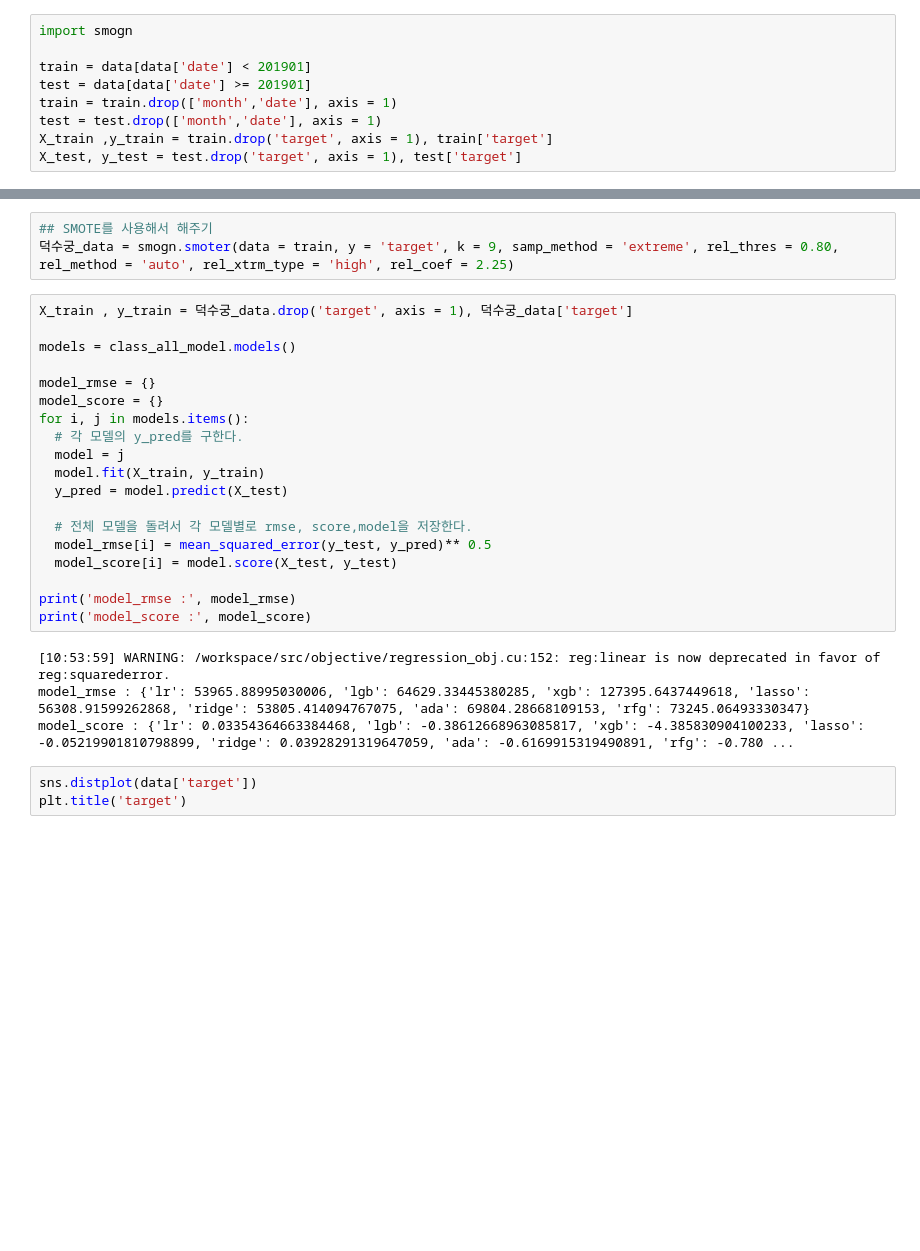
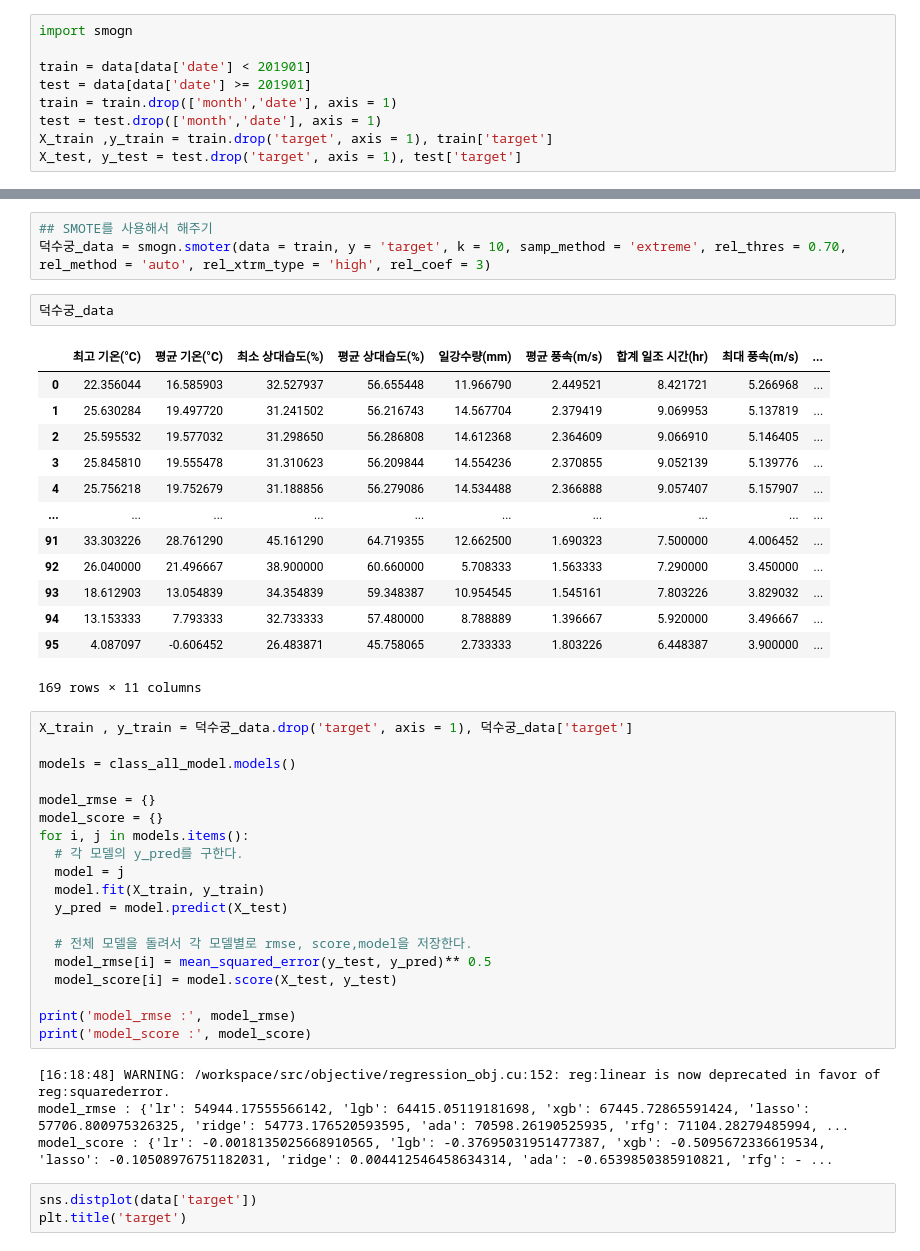
Before and after one commit to qkrwjdduf159/-, a Jupyter notebook: 팀프로젝트/Modeling.ipynb, the cells around one changed output, grey strips where cells are left out. Cells and saved outputs as stored; diff of their text form; blank space fills up the shorter version.

Commit message:
modeling 수정

```diff
--- a/팀프로젝트/Modeling.ipynb
+++ b/팀프로젝트/Modeling.ipynb
@@ -745,7 +740,23 @@ model_rmse : {'lr': 74160.00019264375, 'lgb': 61057.23322236646, 'xgb': 66278.76
 model_score : {'lr': -0.8250846109029204, 'lgb': -0.23713701109674679, 'xgb': -0.4577810837277827, 'lasso': -0.8689099040519177, 'ridge': -0.8363806388590809, 'ada': -0.856503288875875, 'rfg': -0.4338 ...
 # %%
 ## SMOTE를 사용해서 해주기
-덕수궁_data = smogn.smoter(data = train, y = 'target', k = 9, samp_method = 'extreme', rel_thres = 0.80, rel_method = 'auto', rel_xtrm_type = 'high', rel_coef = 2.25)
+덕수궁_data = smogn.smoter(data = train, y = 'target', k = 10, samp_method = 'extreme', rel_thres = 0.70, rel_method = 'auto', rel_xtrm_type = 'high', rel_coef = 3)
+# %%
+덕수궁_data
+# %% [output]
+|  | 최고 기온(°C) | 평균 기온(°C) | 최소 상대습도(%) | 평균 상대습도(%) | 일강수량(mm) | 평균 풍속(m/s) | 합계 일조 시간(hr) | 최대 풍속(m/s) | ... |
+| 0 | 22.356044 | 16.585903 | 32.527937 | 56.655448 | 11.966790 | 2.449521 | 8.421721 | 5.266968 | ... |
+| 1 | 25.630284 | 19.497720 | 31.241502 | 56.216743 | 14.567704 | 2.379419 | 9.069953 | 5.137819 | ... |
+| 2 | 25.595532 | 19.577032 | 31.298650 | 56.286808 | 14.612368 | 2.364609 | 9.066910 | 5.146405 | ... |
+| 3 | 25.845810 | 19.555478 | 31.310623 | 56.209844 | 14.554236 | 2.370855 | 9.052139 | 5.139776 | ... |
+| 4 | 25.756218 | 19.752679 | 31.188856 | 56.279086 | 14.534488 | 2.366888 | 9.057407 | 5.157907 | ... |
+| ... | ... | ... | ... | ... | ... | ... | ... | ... | ... |
+| 91 | 33.303226 | 28.761290 | 45.161290 | 64.719355 | 12.662500 | 1.690323 | 7.500000 | 4.006452 | ... |
+| 92 | 26.040000 | 21.496667 | 38.900000 | 60.660000 | 5.708333 | 1.563333 | 7.290000 | 3.450000 | ... |
+| 93 | 18.612903 | 13.054839 | 34.354839 | 59.348387 | 10.954545 | 1.545161 | 7.803226 | 3.829032 | ... |
+| 94 | 13.153333 | 7.793333 | 32.733333 | 57.480000 | 8.788889 | 1.396667 | 5.920000 | 3.496667 | ... |
+| 95 | 4.087097 | -0.606452 | 26.483871 | 45.758065 | 2.733333 | 1.803226 | 6.448387 | 3.900000 | ... |
+169 rows × 11 columns
 # %%
 X_train , y_train = 덕수궁_data.drop('target', axis = 1), 덕수궁_data['target']
 
@@ -766,9 +777,9 @@ for i, j in models.items():
 print('model_rmse :', model_rmse)
 print('model_score :', model_score)
 # %% [output]
-[10:53:59] WARNING: /workspace/src/objective/regression_obj.cu:152: reg:linear is now deprecated in favor of reg:squarederror.
-model_rmse : {'lr': 53965.88995030006, 'lgb': 64629.33445380285, 'xgb': 127395.6437449618, 'lasso': 56308.91599262868, 'ridge': 53805.414094767075, 'ada': 69804.28668109153, 'rfg': 73245.06493330347}
-model_score : {'lr': 0.03354364663384468, 'lgb': -0.38612668963085817, 'xgb': -4.385830904100233, 'lasso': -0.05219901810798899, 'ridge': 0.03928291319647059, 'ada': -0.6169915319490891, 'rfg': -0.780 ...
+[16:18:48] WARNING: /workspace/src/objective/regression_obj.cu:152: reg:linear is now deprecated in favor of reg:squarederror.
+model_rmse : {'lr': 54944.17555566142, 'lgb': 64415.05119181698, 'xgb': 67445.72865591424, 'lasso': 57706.800975326325, 'ridge': 54773.176520593595, 'ada': 70598.26190525935, 'rfg': 71104.28279485994, ...
+model_score : {'lr': -0.0018135025668910565, 'lgb': -0.37695031951477387, 'xgb': -0.5095672336619534, 'lasso': -0.10508976751182031, 'ridge': 0.004412546458634314, 'ada': -0.6539850385910821, 'rfg': - ...
 # %%
 sns.distplot(data['target'])
 plt.title('target')
```
Also changed, not shown: parts of 24 cells of this notebook.
